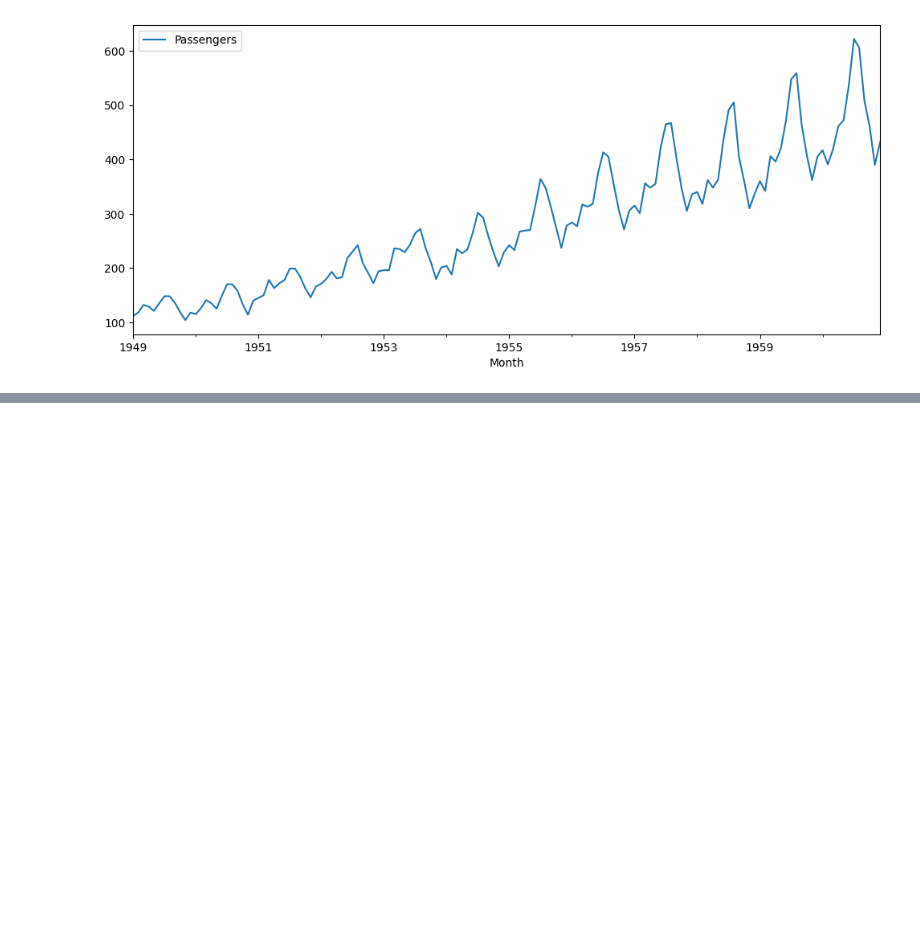
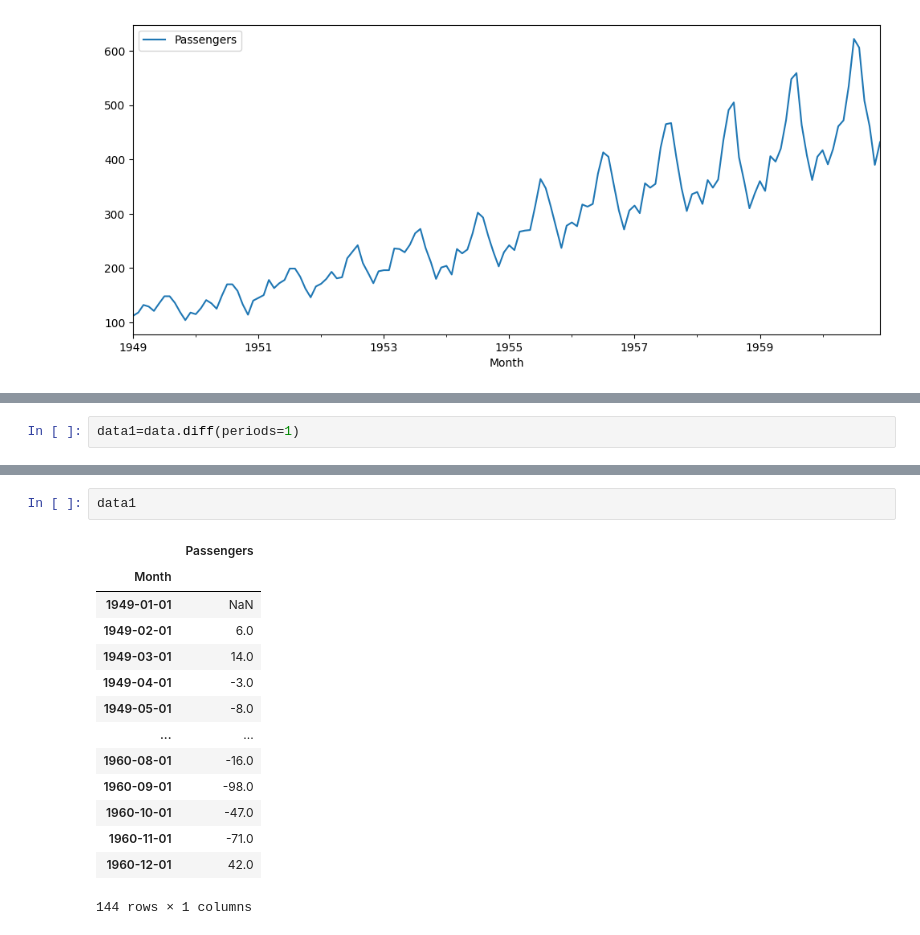
Before and after one commit to shakti57/code1, a Jupyter notebook: Time_Series.ipynb, the cells around one changed output, grey strips where cells are left out. Saved outputs shown, nothing was run; the diff lists cells and outputs as text; blank space fills up the shorter version.

```diff
--- a/Time_Series.ipynb
+++ b/Time_Series.ipynb
@@ -65,0 +143,2 @@ plt.show()
+# %%
+data1=data.diff(periods=1)
@@ -65,0 +153,17 @@ plt.show()
+# %%
+data1
+# %% [output]
+|  | Passengers |
+| Month |  |
+| 1949-01-01 | NaN |
+| 1949-02-01 | 6.0 |
+| 1949-03-01 | 14.0 |
+| 1949-04-01 | -3.0 |
+| 1949-05-01 | -8.0 |
+| ... | ... |
+| 1960-08-01 | -16.0 |
+| 1960-09-01 | -98.0 |
+| 1960-10-01 | -47.0 |
+| 1960-11-01 | -71.0 |
+| 1960-12-01 | 42.0 |
+144 rows × 1 columns
```
Also changed, not shown: parts of 6 cells of this notebook.
